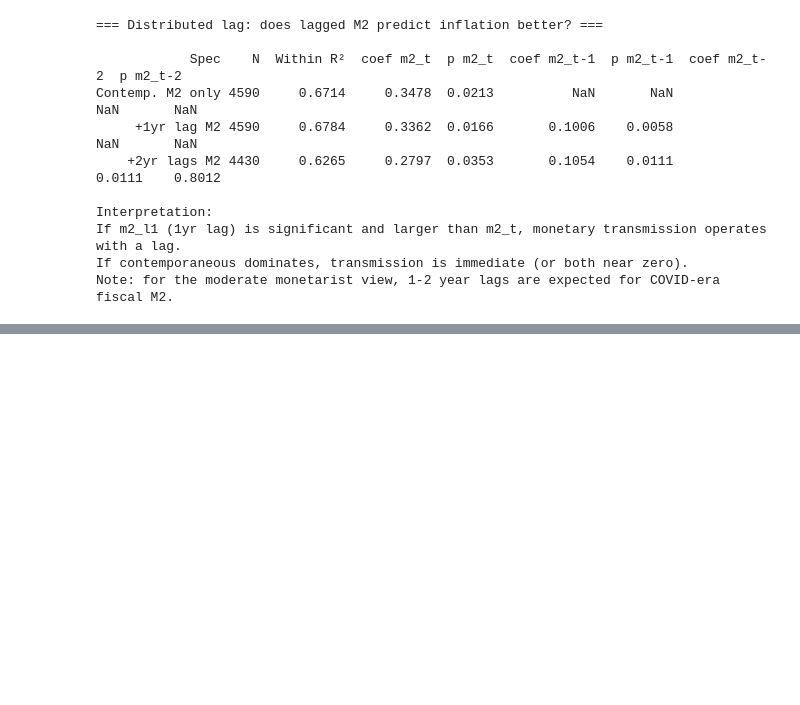
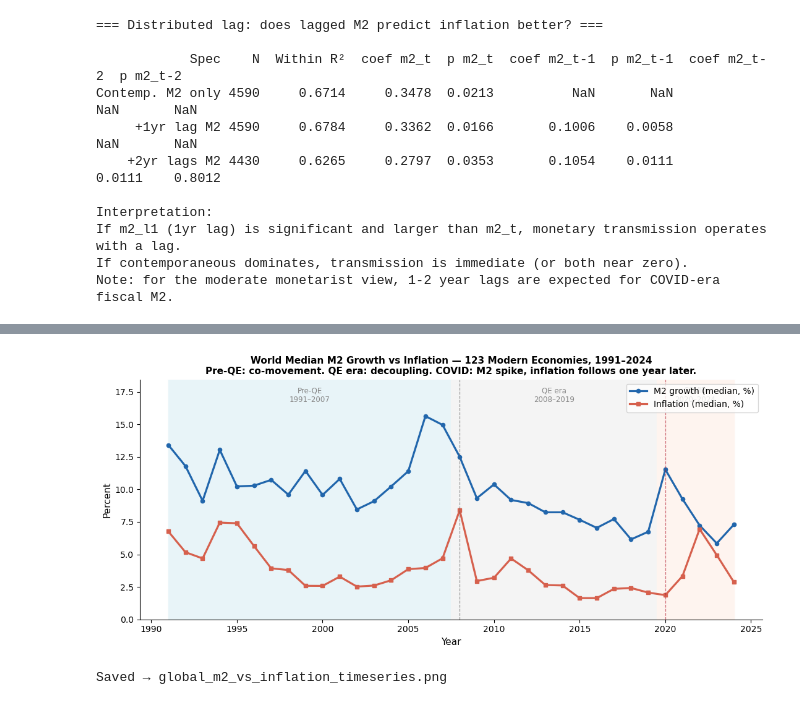
Before and after one commit to 4minutes-chung/monetary-panel-study, a Jupyter notebook: 03_analysis_notebooks/02_panel_fe_iv_baseline.ipynb, the cells around one changed output, grey strips where cells are left out. Saved outputs shown, nothing was run; the diff lists cells and outputs as text; code cells hidden in the pictures; blank space fills up the shorter version.

```diff
--- a/03_analysis_notebooks/02_panel_fe_iv_baseline.ipynb
+++ b/03_analysis_notebooks/02_panel_fe_iv_baseline.ipynb
@@ -790,0 +803,52 @@ Note: for the moderate monetarist view, 1-2 year lags are expected for COVID-era
+# %%
+
+# ── World median M2 growth vs inflation, 1991–2024, clean sample ─────────────
+import matplotlib.pyplot as plt
+import numpy as np
+
+yr = (
+    panel[panel["sample_low_inflation"] == 1]
+    .groupby("year")[["m2_growth", "inflation"]]
+    .median()
+    .reset_index()
+)
+ymax = max(yr["m2_growth"].max(), yr["inflation"].max()) * 100 * 1.18
+
+fig, ax = plt.subplots(figsize=(11, 5))
+
+era_bands = [
+    (1991, 2007.5, "#e8f4f8", "Pre-QE\n1991–2007"),
+    (2007.5, 2019.5, "#f4f4f4", "QE era\n2008–2019"),
+    (2019.5, 2024,   "#fef4ef", "COVID\n2020–2024"),
+]
+for x0, x1, c, lbl in era_bands:
+    ax.axvspan(x0, x1, color=c, alpha=1.0, zorder=0)
+    ax.text((x0 + x1) / 2, ymax * 0.97, lbl, ha="center", va="top",
+            fontsize=8.5, color="#888", zorder=2)
+
+ax.plot(yr["year"], yr["m2_growth"] * 100, color="#2166ac", lw=2.3,
+        marker="o", ms=4.5, label="M2 growth (median, %)", zorder=3)
+ax.plot(yr["year"], yr["inflation"] * 100,  color="#d6604d", lw=2.3,
+        marker="s", ms=4.5, label="Inflation (median, %)", zorder=3)
+
+ax.axvline(2008, color="#555", lw=0.9, ls="--", alpha=0.6, zorder=3)
+ax.axvline(2020, color="#b2182b", lw=0.9, ls="--", alpha=0.6, zorder=3)
+
+ax.set_ylim(0, ymax)
+ax.set_xlabel("Year", fontsize=11)
+ax.set_ylabel("Percent", fontsize=11)
+ax.set_title(
+    "World Median M2 Growth vs Inflation — 123 Modern Economies, 1991–2024\n"
+    "Pre-QE: co-movement. QE era: decoupling. COVID: M2 spike, inflation follows one year later.",
+    fontsize=11, fontweight="bold",
+)
+ax.legend(fontsize=10, loc="upper right")
+ax.spines[["top", "right"]].set_visible(False)
+
+plt.tight_layout()
+fig.savefig(ROOT / "04_current_results/figures/global_m2_vs_inflation_timeseries.png", dpi=150, bbox_inches="tight")
+plt.show()
+print("Saved → global_m2_vs_inflation_timeseries.png")
+# %% [output]
+[figure, added]
+Saved → global_m2_vs_inflation_timeseries.png
```
Also changed, not shown: parts of 5 cells of this notebook, 8 other files.
